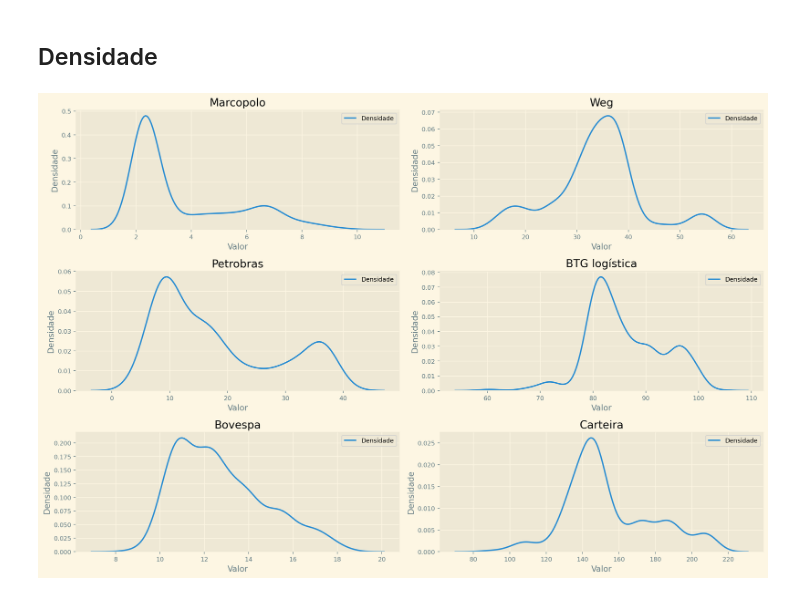
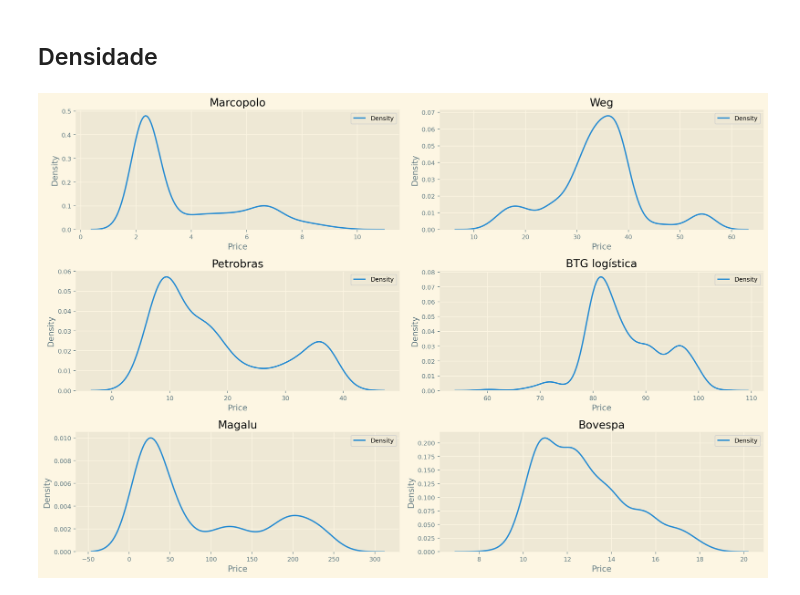
Before and after one commit to filmateus/data_science_financas, a Jupyter notebook: strocks_market_plots.ipynb, the cells around one changed output. Cells and saved outputs as stored; diff of their text form; code cells hidden in the pictures.

```diff
--- a/strocks_market_plots.ipynb
+++ b/strocks_market_plots.ipynb
@@ -36,8 +36,8 @@ start_date = date.today() - timedelta(days=1825)
 end_date = date.today()
 
 # List of stocks and corresponding company names
-stocks = ['POMO4.SA', 'WEGE3.SA', 'PETR4.SA', 'BTLG11.SA', 'B3SA3.SA']
-company_names = ["Marcopolo", "Weg", "Petrobras", "BTG logística", "Bovespa"]
+stocks = ['POMO4.SA', 'WEGE3.SA', 'PETR4.SA', 'BTLG11.SA', 'MGLU3.SA', 'B3SA3.SA']
+company_names = ["Marcopolo", "Weg", "Petrobras", "BTG logística","Magalu", "Bovespa"]
 coluns = company_names.copy()
 
 # Initialize a dictionary to store different types of price data
@@ -230,43 +245,49 @@ calculate_and_plot_moving_averages(df_adj_close, company_names)
 # %%
 def plot_density(df_adj_close, company_names, figsize=(15, 10)):
     """
     Function to calculate and plot the density of Adjusted Close prices.
 
     Parameters:
     - df_adj_close (pd.DataFrame): DataFrame containing 'Date' as the first column and other columns as prices of different companies.
     - company_names (list): List of company names to plot.
     - figsize (tuple): Size of the figure (width, height).
     """
     company_data = df_adj_close.copy()
-    company_data['Carteira'] = company_data.iloc[:, :].sum(axis=1)
 
     # Configurar subplots dinamicamente
-    num_companies = len(company_names) + 1
-    num_rows = (num_companies + 1) // 2
-    fig, axes = plt.subplots(nrows=num_rows, ncols=2, figsize=figsize)
-    axes = axes.flatten()  # Flatten para fácil iteração
+    num_companies = len(company_names)  # Use only the companies in company_names, without 'Carteira'
+    num_rows = (num_companies + 1) // 2  # This ensures enough rows for all subplots
+    num_cols = 2  # We want two columns
 
-    # Plotar densidade para cada empresa
-    companys = company_names.copy()
-    companys.append('Carteira')
-    for i, company in enumerate(companys):
-        ax = axes[i]  # Determinar posição do subplot
-        sns.kdeplot(company_data[company], ax=ax, label='Densidade')
+    # Create subplots dynamically
+    fig, axes = plt.subplots(nrows=num_rows, ncols=num_cols, figsize=figsize)
+    axes = axes.flatten()  # Flatten to make it easier to iterate over
 
-        # Customizar o gráfico
+    # Plot density for each company
+    for i, company in enumerate(company_names):
+        ax = axes[i]  # Determine the subplot position
+
+        # Plot density
+        sns.kdeplot(company_data[company], ax=ax, label='Density')
+
+        # Customize the plot
         ax.set_title(company)
-        ax.set_ylabel('Densidade')
-        ax.set_xlabel('Valor')
+        ax.set_ylabel('Density')
+        ax.set_xlabel('Price')
         ax.legend()
         ax.grid(True)
 
-    # Ajustar layout para evitar sobreposição
+    # Hide any unused axes (if the number of companies doesn't perfectly fit the grid)
+    for j in range(i + 1, len(axes)):
+        fig.delaxes(axes[j])
+
+    # Adjust layout to avoid overlap
     fig.tight_layout()
 
-    # Mostrar o gráfico
+    # Show the plot
     plt.show()
 
 # Example usage:
 plot_density(df_adj_close, company_names)
 # %% [output]
-[figure, old version]
+[figure, new version]
```
Also changed, not shown: parts of 5 cells of this notebook, 2 other files.
